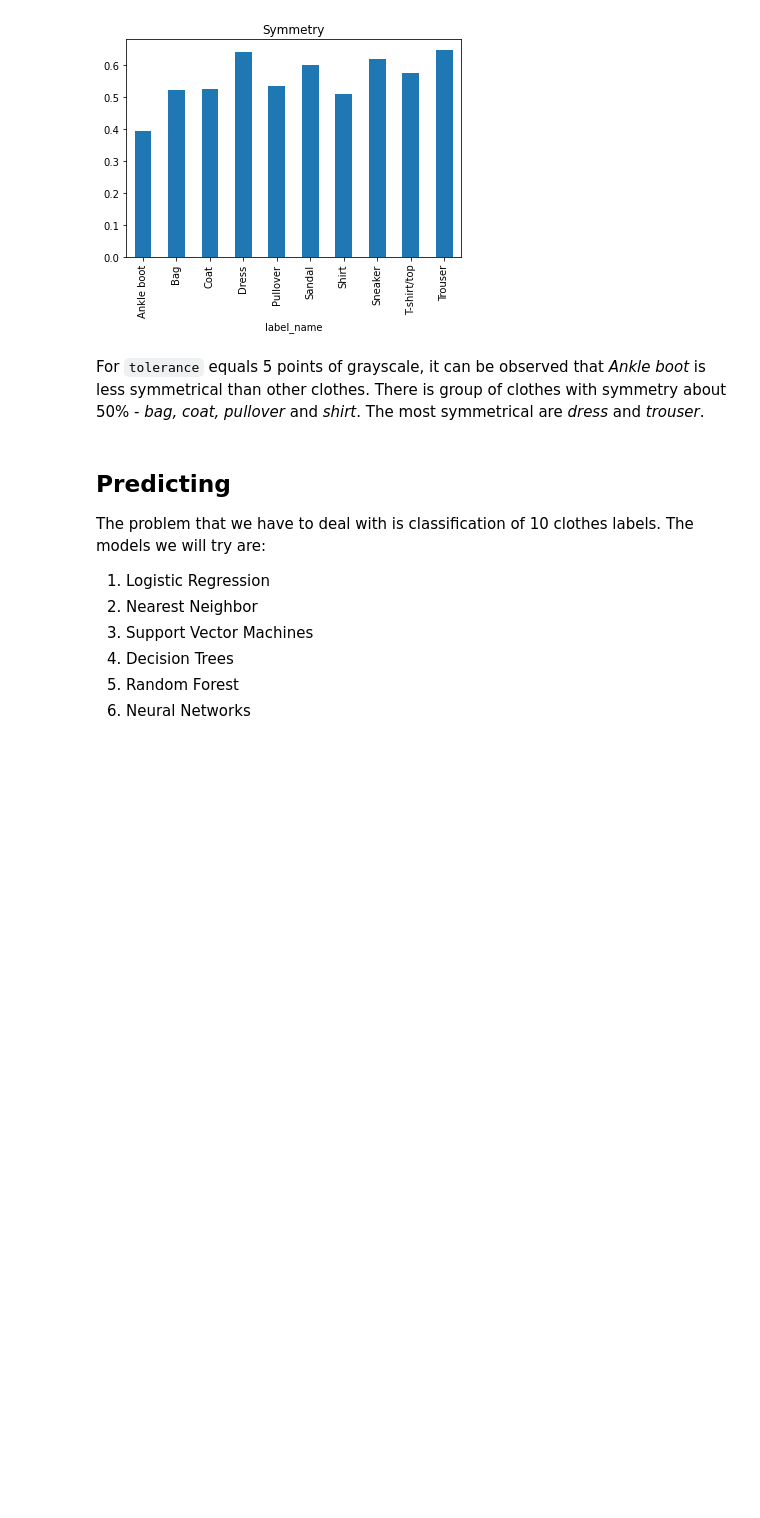
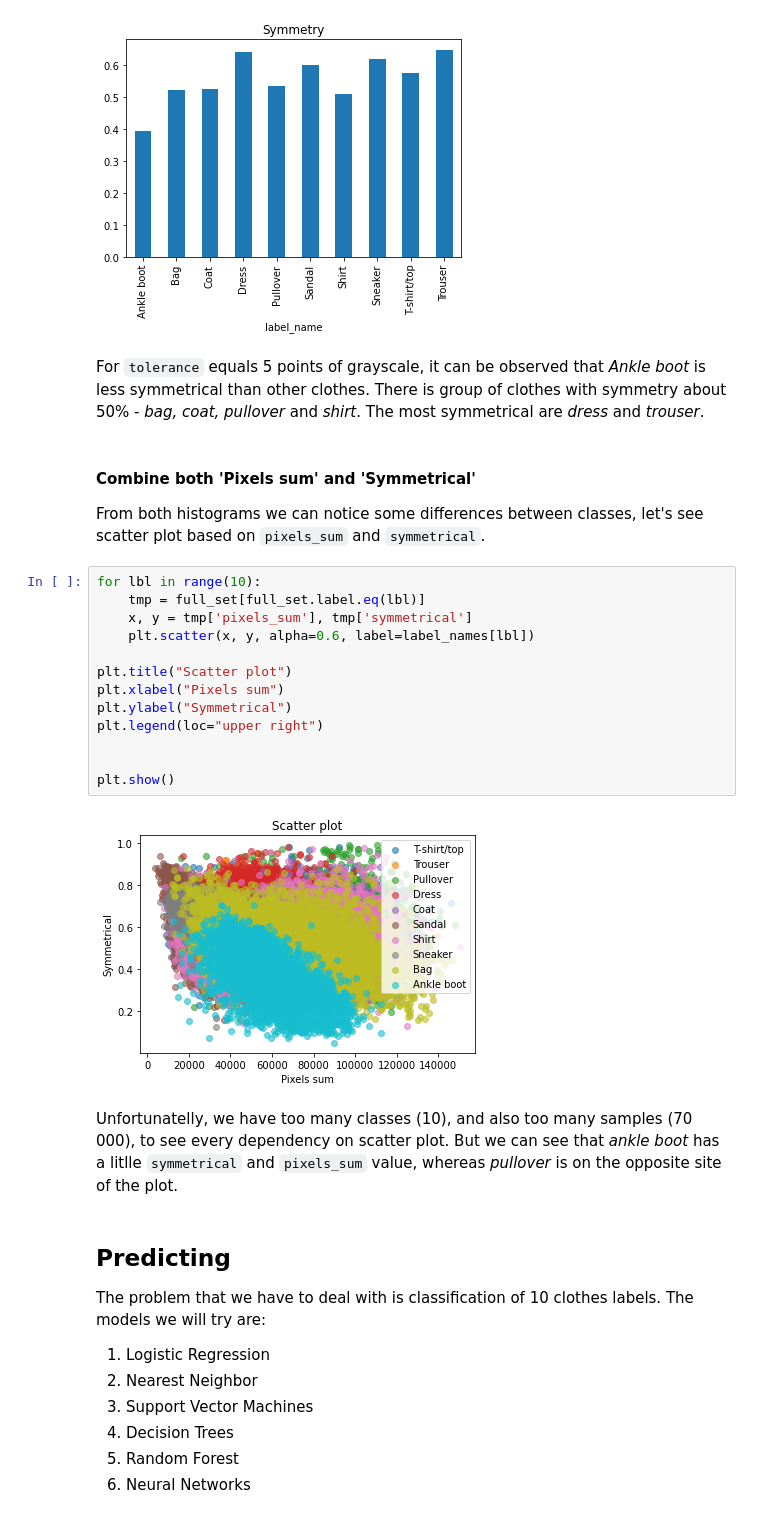
Before and after one commit to Eryk07/ClothesClassification, a Jupyter notebook: ClothesClassification.ipynb, the cells around one changed output. Cells and saved outputs as stored; diff of their text form; blank space fills up the shorter version.

```diff
--- a/ClothesClassification.ipynb
+++ b/ClothesClassification.ipynb
@@ -165,6 +168,26 @@ labels_avg_symmetry.plot.bar(title="Symmetry")
 [figure]
 # %% [markdown]
 For `tolerance` equals 5 points of grayscale, it can be observed that *Ankle boot* is less symmetrical than other clothes. There is group of clothes with symmetry about 50% - *bag, coat, pullover* and *shirt*. The most symmetrical are *dress* and *trouser*.
+# %% [markdown]
+#### Combine both 'Pixels sum' and 'Symmetrical'
+From both histograms we can notice some differences between classes, let's see scatter plot based on `pixels_sum` and `symmetrical`.
+# %%
+for lbl in range(10):
+    tmp = full_set[full_set.label.eq(lbl)]
+    x, y = tmp['pixels_sum'], tmp['symmetrical']
+    plt.scatter(x, y, alpha=0.6, label=label_names[lbl])
+
+plt.title("Scatter plot")
+plt.xlabel("Pixels sum")
+plt.ylabel("Symmetrical")
+plt.legend(loc="upper right")
+
+
+plt.show()
+# %% [output]
+[figure, added]
+# %% [markdown]
+Unfortunatelly, we have too many classes (10), and also too many samples (70 000), to see every dependency on scatter plot. But we can see that *ankle boot* has a litlle `symmetrical` and `pixels_sum` value, whereas *pullover* is on the opposite site of the plot.
 # %% [markdown]
 ## Predicting
 
```
Also changed, not shown: parts of 17 cells of this notebook, 1 other file.
